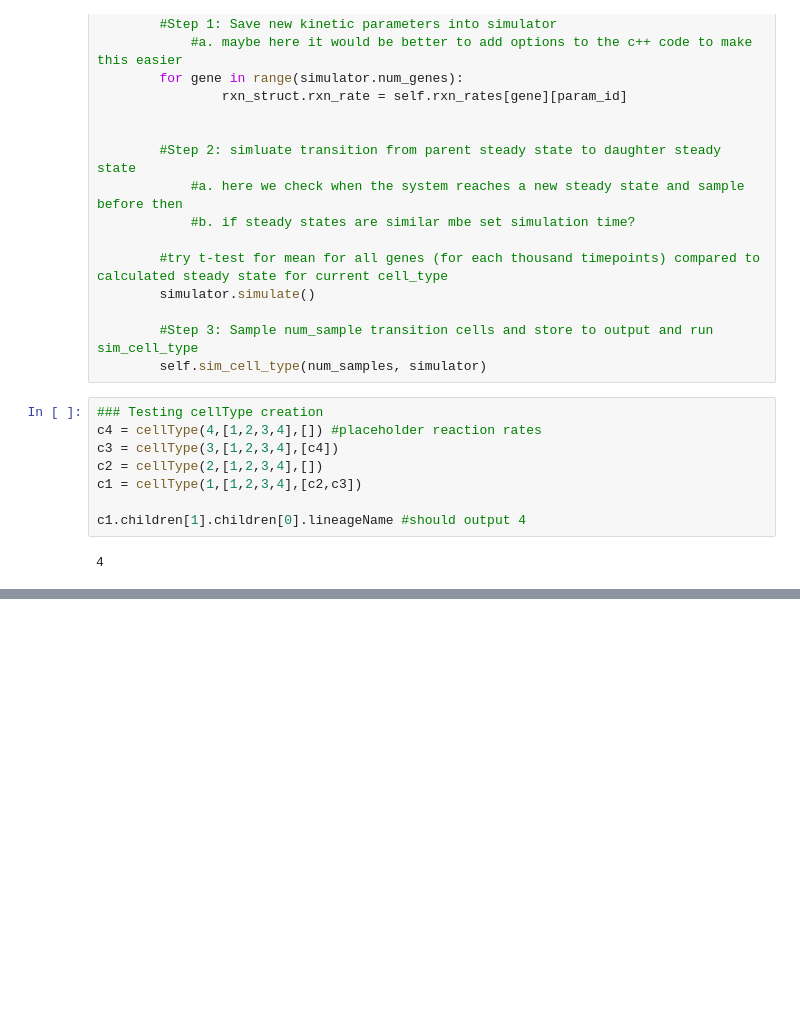
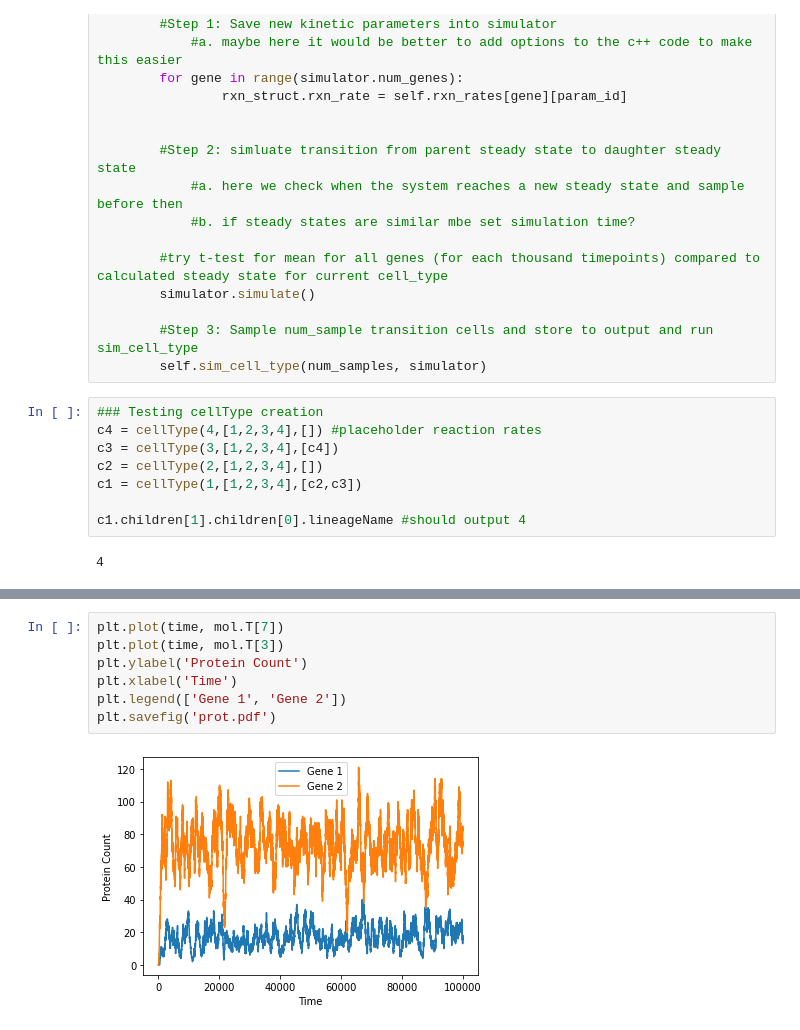
Before and after one commit to Tarun-Mahajan/scnnoise, a Jupyter notebook: doc/Trajectory Inference.ipynb, the cells around one changed output, grey strips where cells are left out. Saved outputs shown, nothing was run; the diff lists cells and outputs as text; blank space fills up the shorter version.

```diff
--- a/doc/Trajectory Inference.ipynb
+++ b/doc/Trajectory Inference.ipynb
@@ -166,0 +199,9 @@ simulator.simulate()
+# %%
+plt.plot(time, mol.T[7])
+plt.plot(time, mol.T[3])
+plt.ylabel('Protein Count')
+plt.xlabel('Time')
+plt.legend(['Gene 1', 'Gene 2'])
+plt.savefig('prot.pdf')
+# %% [output]
+[figure, added]
```
Also changed, not shown: parts of 38 cells of this notebook.
